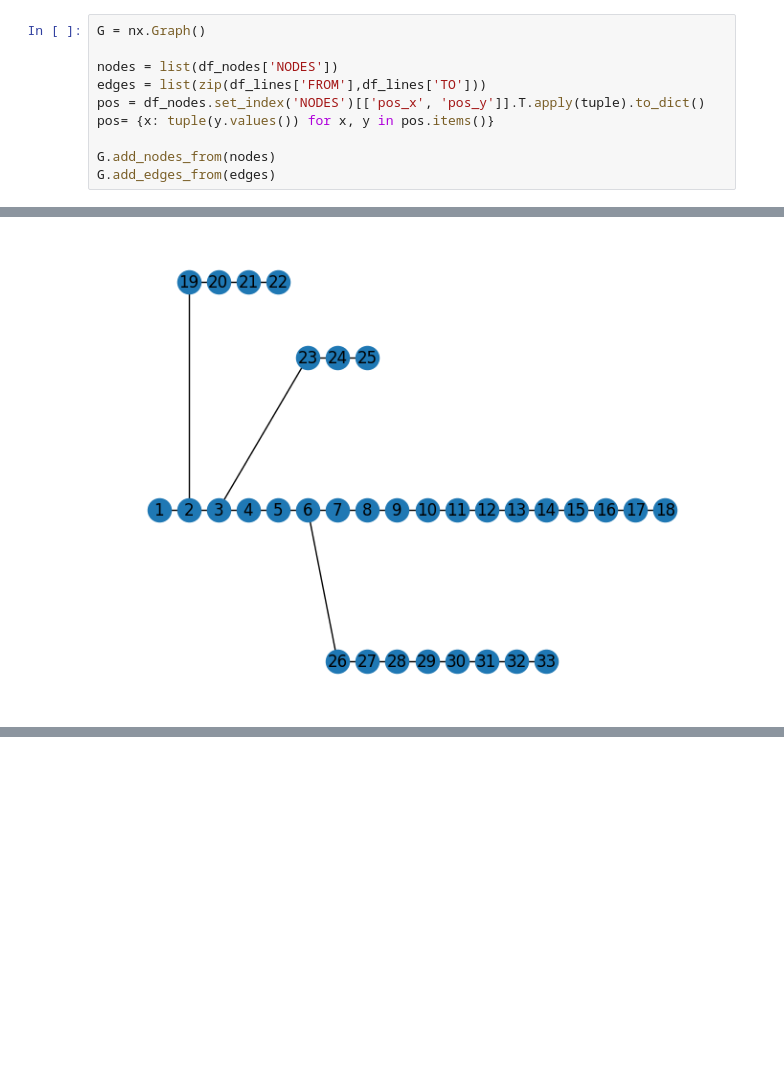
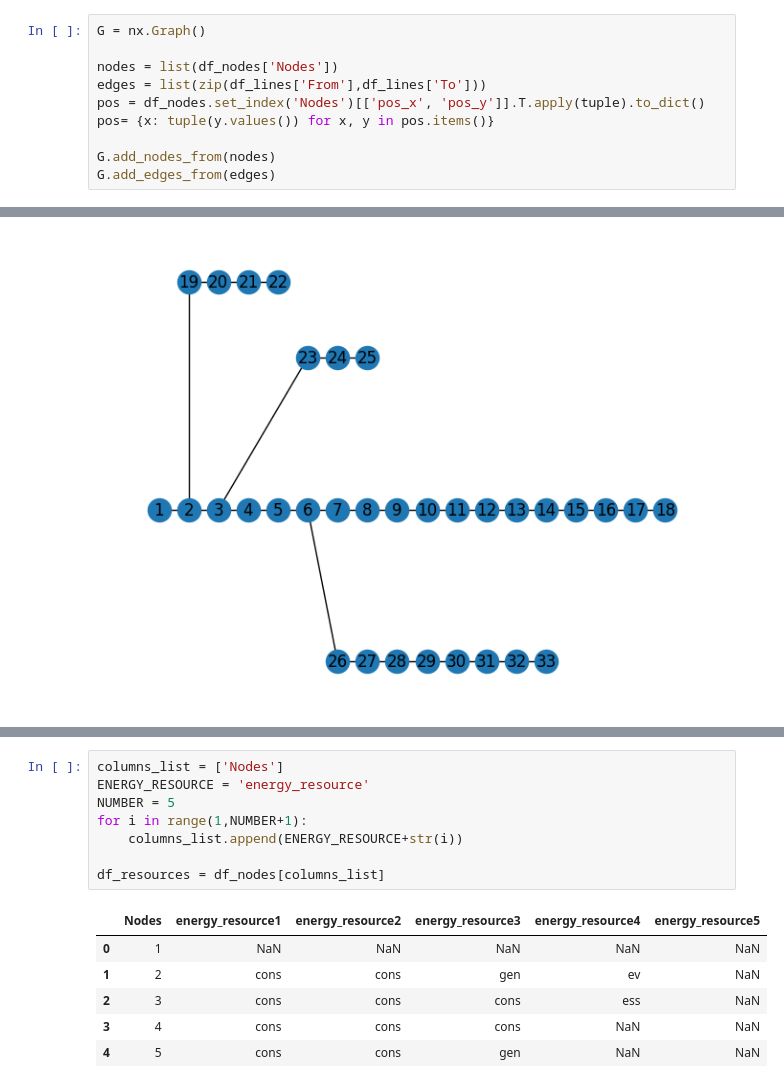
Before and after one commit to EVDIO/opf, a Jupyter notebook: notebooks/create_network.ipynb, the cells around one changed output, grey strips where cells are left out. Saved outputs shown, nothing was run; the diff lists cells and outputs as text; blank space fills up the shorter version.

Commit message:
Automate insertion of resources

```diff
--- a/notebooks/create_network.ipynb
+++ b/notebooks/create_network.ipynb
@@ -14,9 +14,9 @@ df_lines = pd.read_csv(path_lines)
 # %%
 G = nx.Graph()
 
-nodes = list(df_nodes['NODES'])
-edges = list(zip(df_lines['FROM'],df_lines['TO']))
-pos = df_nodes.set_index('NODES')[['pos_x', 'pos_y']].T.apply(tuple).to_dict()
+nodes = list(df_nodes['Nodes'])
+edges = list(zip(df_lines['From'],df_lines['To']))
+pos = df_nodes.set_index('Nodes')[['pos_x', 'pos_y']].T.apply(tuple).to_dict()
 pos= {x: tuple(y.values()) for x, y in pos.items()}
 
 G.add_nodes_from(nodes)
@@ -27,0 +42,15 @@ nx.draw(G,pos=pos, with_labels = True)
+# %%
+columns_list = ['Nodes']
+ENERGY_RESOURCE = 'energy_resource'
+NUMBER = 5
+for i in range(1,NUMBER+1):
+    columns_list.append(ENERGY_RESOURCE+str(i))
+
+df_resources = df_nodes[columns_list]
+# %% [output]
+|  | Nodes | energy_resource1 | energy_resource2 | energy_resource3 | energy_resource4 | energy_resource5 |
+| 0 | 1 | NaN | NaN | NaN | NaN | NaN |
+| 1 | 2 | cons | cons | gen | ev | NaN |
+| 2 | 3 | cons | cons | cons | ess | NaN |
+| 3 | 4 | cons | cons | cons | NaN | NaN |
+| 4 | 5 | cons | cons | gen | NaN | NaN |
```
Also changed, not shown: parts of 9 cells of this notebook, 8 other files.
